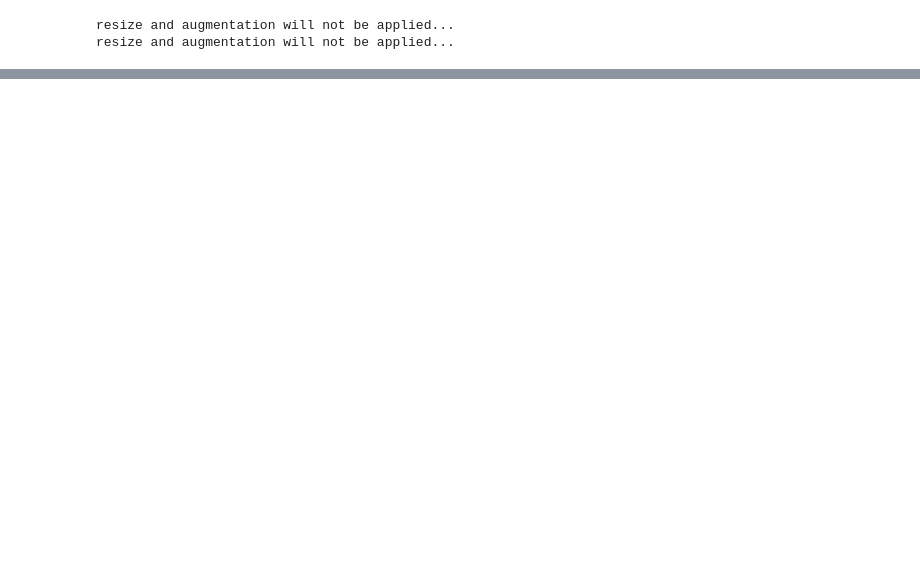
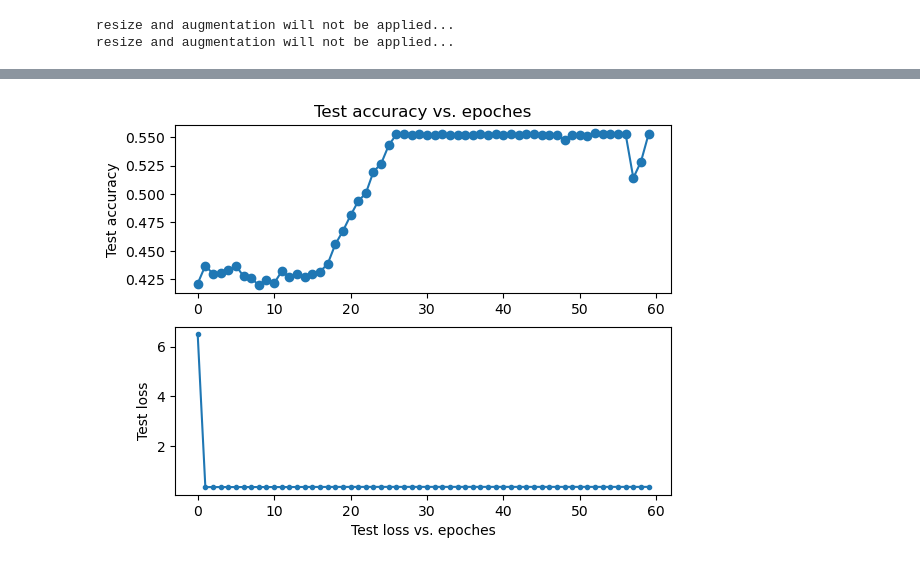
Before and after one commit to Guliangxiao/labcome, a Jupyter notebook: 4/read.ipynb, the cells around one changed output, grey strips where cells are left out. Saved outputs shown, nothing was run; the diff lists cells and outputs as text; code cells hidden in the pictures; blank space fills up the shorter version.

```diff
--- a/4/read.ipynb
+++ b/4/read.ipynb
@@ -135,6 +136,21 @@ def get_confusion_matrix_for_3d(gt_label, pred_label, class_num):
         cm = get_confusion_matrix(sub_gt_label, sub_pred_label, class_num)
         confusion_matrix += cm
     return confusion_matrix
+# %%
+def draw(epoches,Loss_list,Accuracy_list):
+    x1 = range(0, epoches)
+    x2 = range(0, epoches)
+    y1 = Accuracy_list
+    y2 = Loss_list
+    plt.subplot(2, 1, 1)
+    plt.plot(x1, y1, 'o-')
+    plt.title('Test accuracy vs. epoches')
+    plt.ylabel('Test accuracy')
+    plt.subplot(2, 1, 2)
+    plt.plot(x2, y2, '.-')
+    plt.xlabel('Test loss vs. epoches')
+    plt.ylabel('Test loss')
+    plt.show()
 # %%
 dataset = TinySegData(img_size=128, phase='train')
 test = TinySegData(img_size=128,phase='val')
@@ -144,5 +160,23 @@ resnettest = TinySegData(img_size=224,phase='val')
 resize and augmentation will not be applied...
 resize and augmentation will not be applied...
 # %%
-train_loader = DataLoader(dataset, batch_size=32)
-test_loader = DataLoader(test,batch_size=32)
+train_loader = DataLoader(resnetdataset, batch_size=64)
+test_loader = DataLoader(resnettest,batch_size=64)
+# %%
+
+
+def bcdcode(label_arrays, num_classes=6):
+    # 将输入转换为一个 PyTorch 张量，确保是长整型以避免后续问题
+    labels = torch.tensor(label_arrays, dtype=torch.long)
+
+    # 创建一个形状为 (样本数, num_classes) 的全零张量
+    binary_encodings = torch.zeros((labels.shape[0], num_classes), dtype=torch.int)
+
+    # 对于每个样本，使用 `torch.arange` 生成行索引，然后将各个标签位置设为 1
+    for i in range(labels.shape[0]):
+        binary_encodings[i, labels[i]] = 1
+
+    # 将第一列（索引为0）的值设为0
+    binary_encodings[:, 0] = 0
+
+    return binary_encodings
@@ -155,7 +193,7 @@ class LeNet(nn.Module):
         self.conv2 = nn.Conv2d(18, 48, kernel_size=21)
         self.fc1 = nn.Linear(48 * 17 * 17, 360)
         self.fc2 = nn.Linear(360, 84)
-        self.fc3 = nn.Linear(84, 20)
+        self.fc3 = nn.Linear(84, 6)
 
     def forward(self, x):
         # 定义前向传播过程
@@ -250,0 +362,4 @@ import math
+# %%
+draw(60,loss_list,accuracy_list1)
+# %% [output]
+[figure, added]
```
Also changed, not shown: parts of 17 cells of this notebook, 1 other file.
